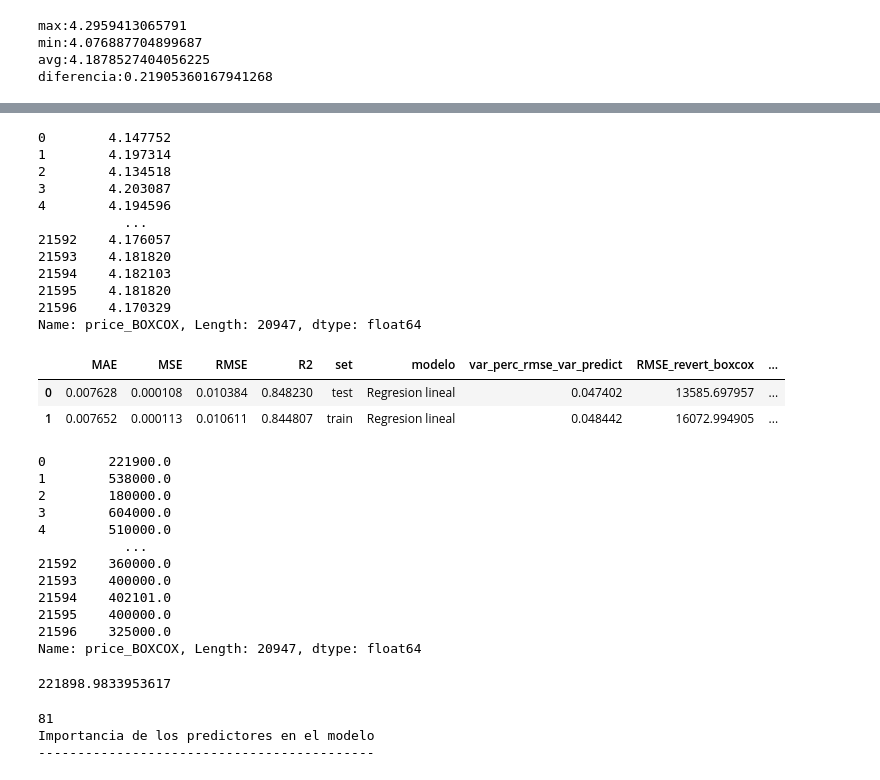
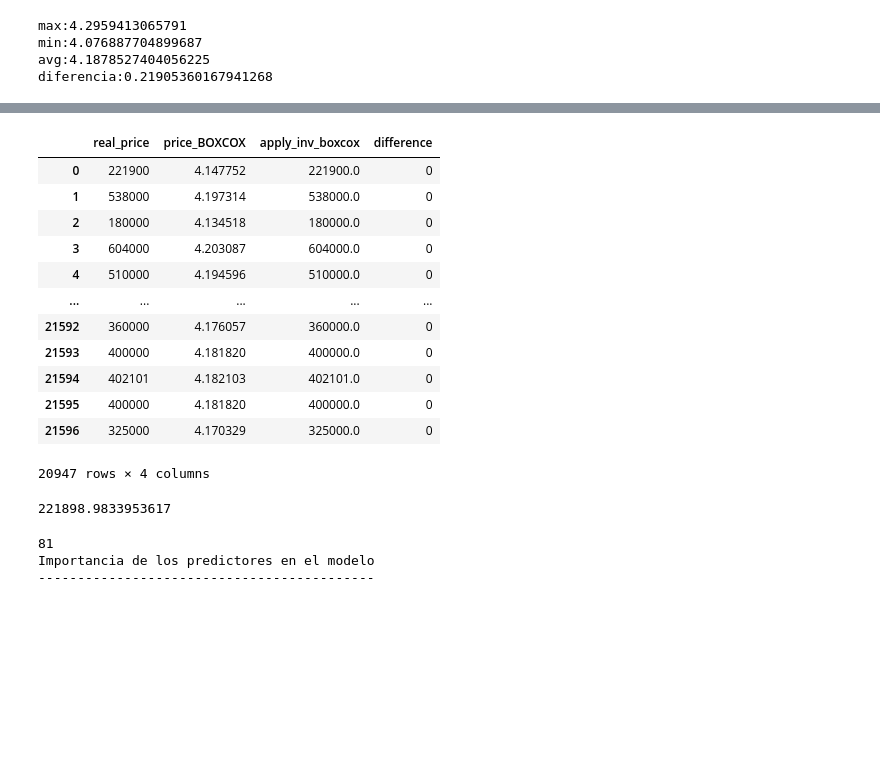
Before and after one commit to ferseguias/linear_regression_washington, a Jupyter notebook: lr_washington_houses.ipynb, the cells around one changed output, grey strips where cells are left out. Cells and saved outputs as stored; diff of their text form; code cells hidden in the pictures; blank space fills up the shorter version.

```diff
--- a/lr_washington_houses.ipynb
+++ b/lr_washington_houses.ipynb
@@ -470,51 +458,34 @@ Name: price, Length: 20947, dtype: int64
-# %%
-df['price_BOXCOX']
-# %% [output]
-0        4.147752
-1        4.197314
-2        4.134518
-3        4.203087
-4        4.194596
-           ...
-21592    4.176057
-21593    4.181820
-21594    4.182103
-21595    4.181820
-21596    4.170329
-Name: price_BOXCOX, Length: 20947, dtype: float64
-# %%
-def revert_boxcox(rsme):
-    return np.power((rsme * fitted_lambda) + 1, 1 / fitted_lambda) - 1
-lr_results['RMSE_revert_boxcox'] = (lr_results['RMSE'] + mean).apply(revert_boxcox) - casas_limpio['price'].mean()
-lr_results['avg_price_per_perc_error'] = casas_limpio['price'].mean() * lr_results['var_perc_rmse_var_predict']
-lr_results.style.background_gradient(cmap='coolwarm')
-# %% [output]
-|  | MAE | MSE | RMSE | R2 | set | modelo | var_perc_rmse_var_predict | RMSE_revert_boxcox | ... |
-| 0 | 0.007628 | 0.000108 | 0.010384 | 0.848230 | test | Regresion lineal | 0.047402 | 13585.697957 | ... |
-| 1 | 0.007652 | 0.000113 | 0.010611 | 0.844807 | train | Regresion lineal | 0.048442 | 16072.994905 | ... |
 # %%
+#creamos dataframe comparativo precios reales y precios boxcox, ademas aplicamos funcion inverse_boxcox y obtenemos delta
+price_comp = {'real_price' : casas_limpio['price'], 'price_BOXCOX' : df['price_BOXCOX']}
+price_comp = pd.DataFrame(price_comp)
+
 def invboxcox(y,ld):
    if ld == 0:
       return(np.exp(y))
    else:
       return(np.exp(np.log(ld*y+1)/ld))
 
-invboxcox(df['price_BOXCOX'], fitted_lambda)
+price_comp['apply_inv_boxcox'] = (invboxcox(price_comp['price_BOXCOX'], fitted_lambda))
+price_comp['difference'] = (price_comp['apply_inv_boxcox'] - price_comp['real_price']).astype(int)
+price_comp
 # %% [output]
+|  | real_price | price_BOXCOX | apply_inv_boxcox | difference |
+| 0 | 221900 | 4.147752 | 221900.0 | 0 |
+| 1 | 538000 | 4.197314 | 538000.0 | 0 |
+| 2 | 180000 | 4.134518 | 180000.0 | 0 |
+| 3 | 604000 | 4.203087 | 604000.0 | 0 |
+| 4 | 510000 | 4.194596 | 510000.0 | 0 |
+| ... | ... | ... | ... | ... |
+| 21592 | 360000 | 4.176057 | 360000.0 | 0 |
+| 21593 | 400000 | 4.181820 | 400000.0 | 0 |
+| 21594 | 402101 | 4.182103 | 402101.0 | 0 |
+| 21595 | 400000 | 4.181820 | 400000.0 | 0 |
+| 21596 | 325000 | 4.170329 | 325000.0 | 0 |
-0        221900.0
-1        538000.0
-2        180000.0
-3        604000.0
-4        510000.0
-           ...
-21592    360000.0
-21593    400000.0
-21594    402101.0
-21595    400000.0
-21596    325000.0
-Name: price_BOXCOX, Length: 20947, dtype: float64
+20947 rows × 4 columns
-# %%
-invboxcox(4.147752, fitted_lambda)
-# %% [output]
-221898.9833953617
+# %%
+#probamos la funcion con el primer precio boxcox
+invboxcox(4.147752, fitted_lambda)
+# %% [output]
+221898.9833953617
 # %%
```
Also changed, not shown: parts of 12 cells of this notebook.
